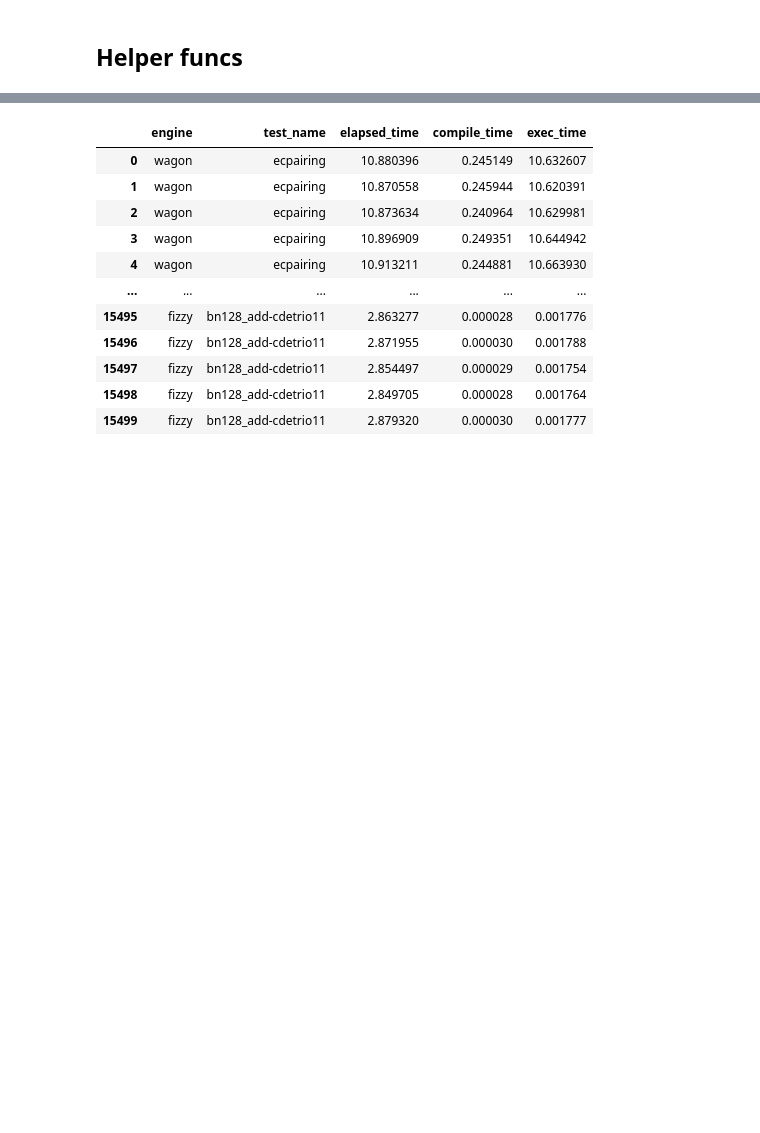
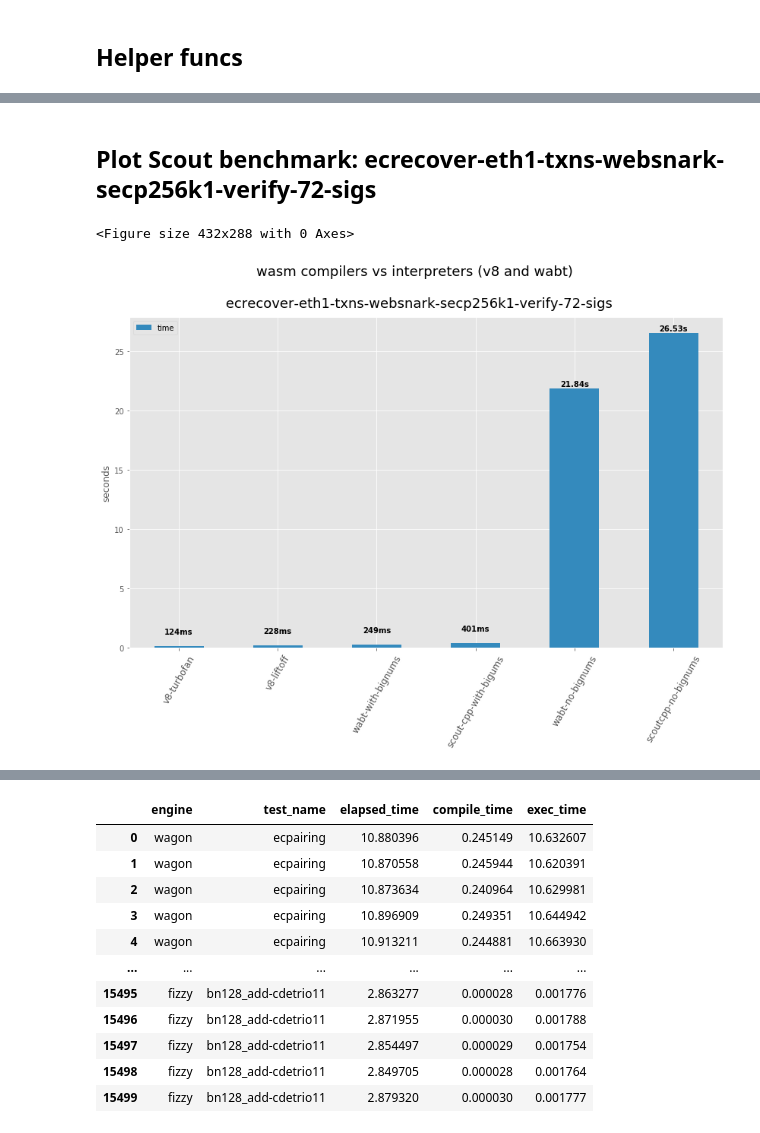
Before and after one commit to ewasm/benchmarking, a Jupyter notebook: notebooks/wasm-engines.ipynb, the cells around one changed output, grey strips where cells are left out. Drawn from its saved outputs; the diff is of its cells as text; code cells hidden in the pictures; blank space fills up the shorter version.

```diff
--- a/notebooks/wasm-engines.ipynb
+++ b/notebooks/wasm-engines.ipynb
@@ -147,0 +190,22 @@ def read_results(file_name):
+# %% [markdown]
+## Plot Scout benchmark: ecrecover-eth1-txns-websnark-secp256k1-verify-72-sigs
+# %%
+df_scout_ecrecover_websnark_secp256k1 = df_scout_data[df_scout_data['bench_name'] == 'ecrecover-eth1-txns-websnark-secp256k1-verify-72-sigs']
+
+df_scout_means_ecrecover_websnark_secp256k1 = df_scout_ecrecover_websnark_secp256k1.groupby(['engine']).mean()
+
+df_scout_fast_ecrecover = df_scout_ecrecover_websnark_secp256k1[
+    (df_scout_ecrecover_websnark_secp256k1['engine'] != 'wabt-no-bignums')
+    &
+    (df_scout_ecrecover_websnark_secp256k1['engine'] != 'scoutcpp-no-bignums')
+]
+
+df_scout_fast_ecrecover_means = df_scout_fast_ecrecover.groupby(['engine']).mean()
+# %%
+
+plotOneTest(df_scout_means_ecrecover_websnark_secp256k1,
+            suptitle="wasm compilers vs interpreters (v8 and wabt) \n\n ecrecover-eth1-txns-websnark-secp256k1-verify-72-sigs",
+            subtitle="")
+# %% [output]
+<Figure size 432x288 with 0 Axes>
+[figure, added]
```
Also changed, not shown: parts of 19 cells of this notebook, 3 other files.
